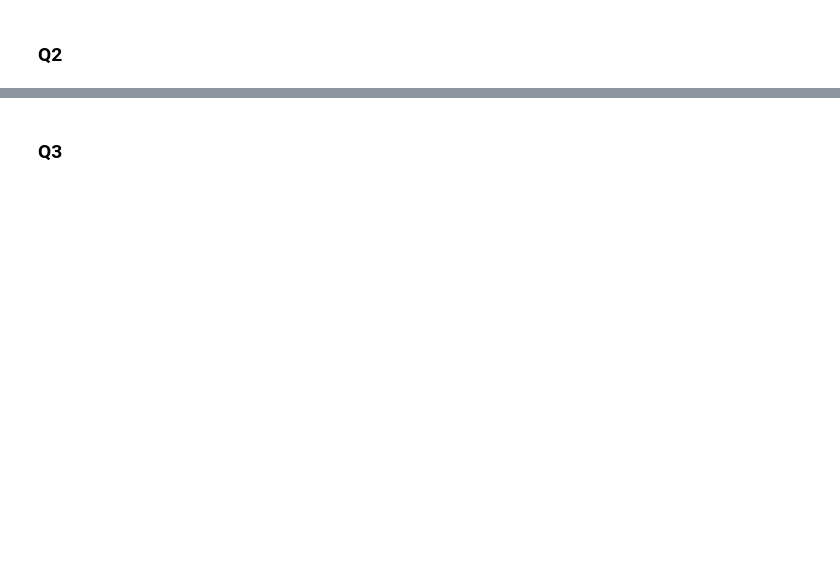
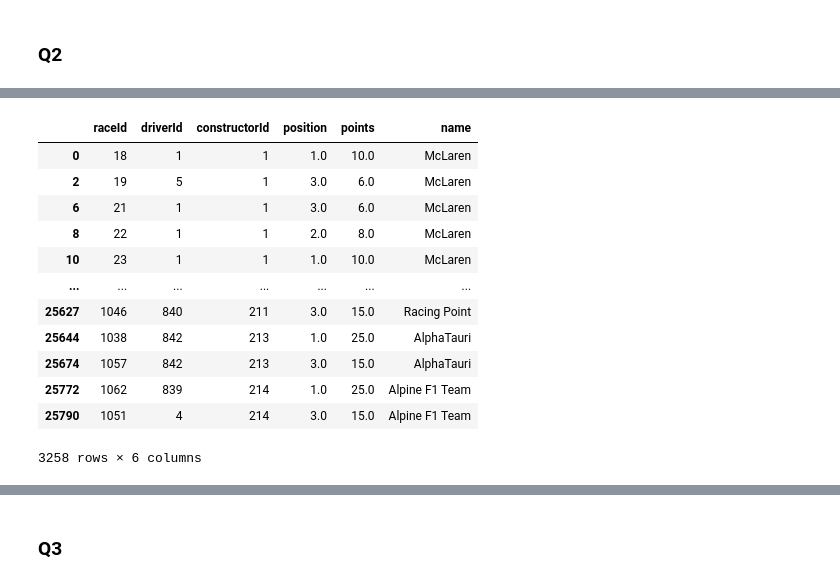
Before and after one commit to jiyeonsongg/f1-data-visualization-d3js, a Jupyter notebook: cleaning.ipynb, the cells around one changed output, grey strips where cells are left out. Drawn from its saved outputs; the diff is of its cells as text; code cells hidden in the pictures; blank space fills up the shorter version.

```diff
--- a/cleaning.ipynb
+++ b/cleaning.ipynb
@@ -81,0 +192,18 @@ q1_output.to_csv('q1_clean.csv', index=False)
+# %%
+merge_q2_constructor['position'] = pd.to_numeric(merge_q2_constructor['position'].replace(r'\\N', np.nan, regex = True)).dropna()
+merge_q2_constructor = merge_q2_constructor.loc[merge_q2_constructor['position'] <= 3]
+merge_q2_constructor
+# %% [output]
+|  | raceId | driverId | constructorId | position | points | name |
+| 0 | 18 | 1 | 1 | 1.0 | 10.0 | McLaren |
+| 2 | 19 | 5 | 1 | 3.0 | 6.0 | McLaren |
+| 6 | 21 | 1 | 1 | 3.0 | 6.0 | McLaren |
+| 8 | 22 | 1 | 1 | 2.0 | 8.0 | McLaren |
+| 10 | 23 | 1 | 1 | 1.0 | 10.0 | McLaren |
+| ... | ... | ... | ... | ... | ... | ... |
+| 25627 | 1046 | 840 | 211 | 3.0 | 15.0 | Racing Point |
+| 25644 | 1038 | 842 | 213 | 1.0 | 25.0 | AlphaTauri |
+| 25674 | 1057 | 842 | 213 | 3.0 | 15.0 | AlphaTauri |
+| 25772 | 1062 | 839 | 214 | 1.0 | 25.0 | Alpine F1 Team |
+| 25790 | 1051 | 4 | 214 | 3.0 | 15.0 | Alpine F1 Team |
+3258 rows × 6 columns
```
Also changed, not shown: parts of 34 cells of this notebook, 6 other files.
